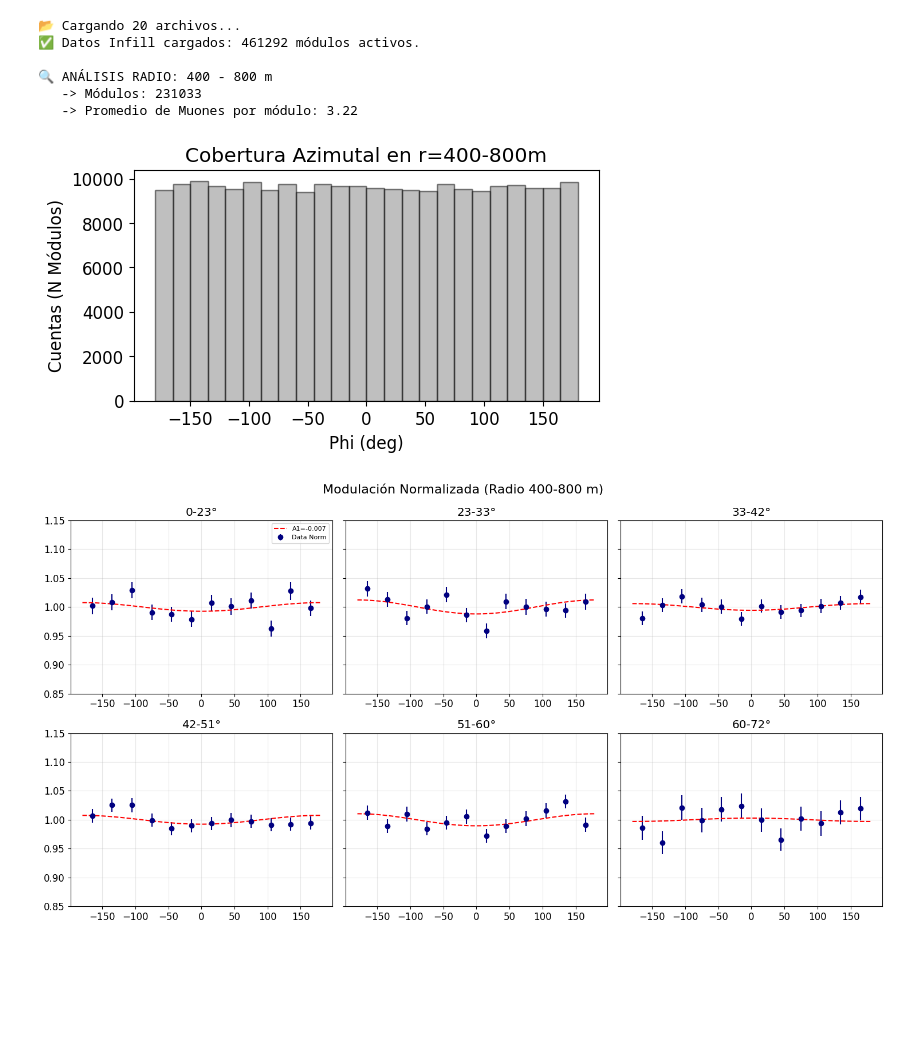
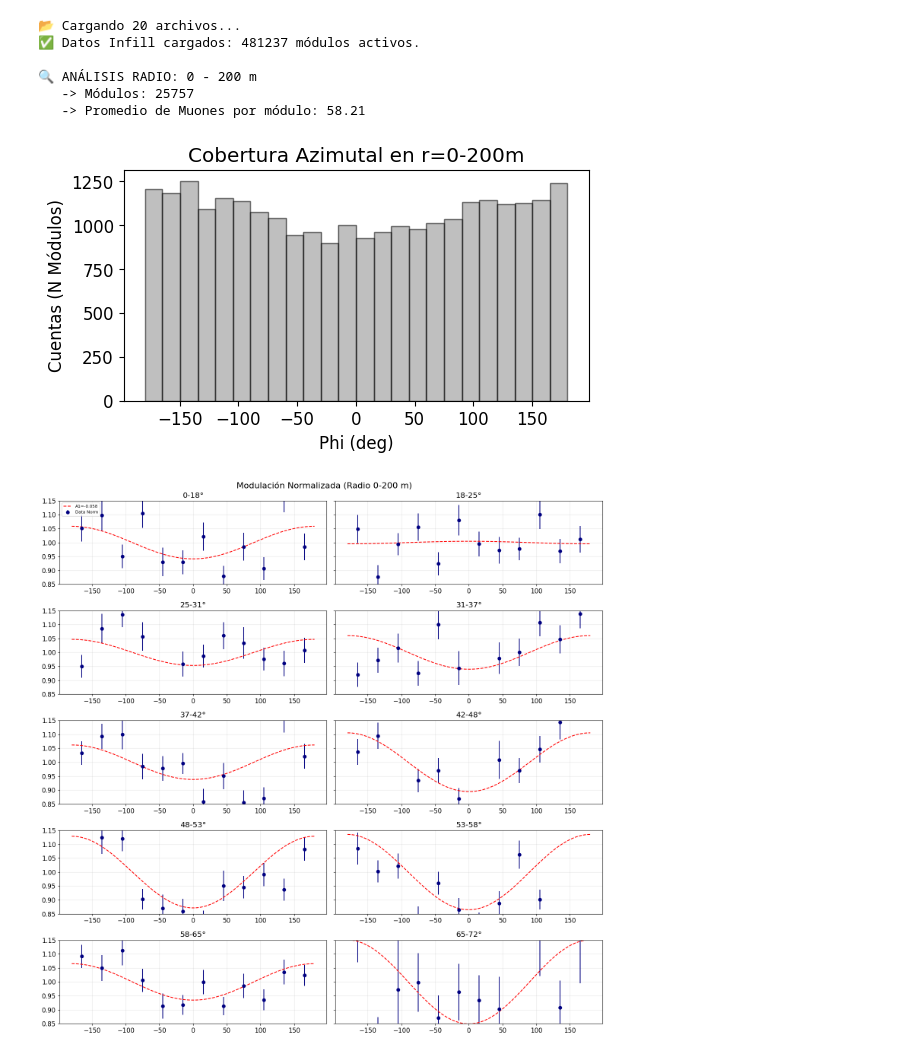
Before and after one commit to Lautaro-Silva/Tesis-de-Licenciatura---ITeDA, a Jupyter notebook: Scripts/Analisis_asimetria_infill_radial.ipynb, the cells around one changed output. Cells and saved outputs as stored; diff of their text form; code cells hidden in the pictures; blank space fills up the shorter version.

```diff
--- a/Scripts/Analisis_asimetria_infill_radial.ipynb
+++ b/Scripts/Analisis_asimetria_infill_radial.ipynb
@@ -196,7 +416,7 @@ class RadialCutAnalyzer:
         self.current_cut_data = None
 
         # Usamos 6 bins de Theta estándar
-        self.n_theta_bins = 6
+        self.n_theta_bins = 10
         self.theta_labels = []
 
     def load_data(self):
@@ -270,7 +490,7 @@ class RadialCutAnalyzer:
         phi_bins = np.linspace(-180, 180, 13)
         phi_centers = (phi_bins[:-1] + phi_bins[1:]) / 2
 
-        fig, axes = plt.subplots(2, 3, figsize=(15, 8), sharey=True)
+        fig, axes = plt.subplots(5, 2, figsize=(15, 15), sharey=True)
         fig.suptitle(f"Modulación Normalizada (Radio {r_min}-{r_max} m)", fontsize=16)
         axes = axes.flatten()
 
@@ -334,26 +554,26 @@ class RadialCutAnalyzer:
             plt.ylabel("A1")
             plt.grid(True)
             plt.axhline(0, color='k', ls='--')
-            plt.show()-
+            plt.show()
 # %%
 # --- EJEMPLO DE USO ---
 # 1. Definí tu carpeta
-folder = "/home/lsilva/Github/ADST_Alexey_module_v4/parquet_qgs_helio_17/" # Poné la ruta real acá
+folder = "/home/lsilva/Github/ADST_Alexey_module_v7/parquet_sib_helio_17/" # Poné la ruta real acá
 
 # 2. Instanciá y cargá
 analyzer = RadialCutAnalyzer(folder)
 analyzer.load_data()
 
 # 3. ¡Jugá con los cortes!
-analyzer.analizar_corte(r_min=400, r_max=800)   # Cerca
+analyzer.analizar_corte(r_min=0, r_max=200)   # Cerca
 # analyzer.analizar_corte(r_min=600, r_max=1000)  # Medio
 # analyzer.analizar_corte(r_min=1000, r_max=2000) # Lejos
 # %% [output]
 📂 Cargando 20 archivos...
-✅ Datos Infill cargados: 461292 módulos activos.
+✅ Datos Infill cargados: 481237 módulos activos.
 
-🔍 ANÁLISIS RADIO: 400 - 800 m
-   -> Módulos: 231033
-   -> Promedio de Muones por módulo: 3.22
+🔍 ANÁLISIS RADIO: 0 - 200 m
+   -> Módulos: 25757
+   -> Promedio de Muones por módulo: 58.21
-[figure, old version]
+[figure, new version]
-[figure, old version]
+[figure, new version]
```
Also changed, not shown: parts of 5 cells of this notebook, 7 other files.
